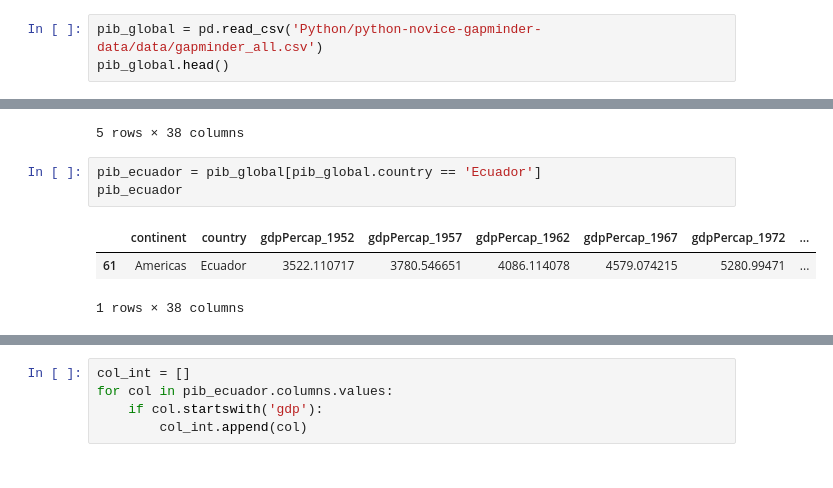
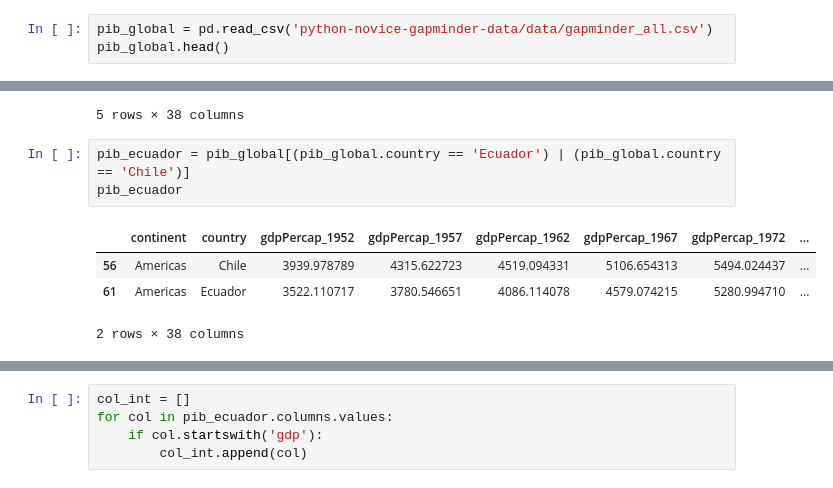
Before and after one commit to laboratoriolide/new-dimensions-materiales, a Jupyter notebook: Python/Semana_4.ipynb, the cells around one changed output, grey strips where cells are left out. Saved outputs shown, nothing was run; the diff lists cells and outputs as text.

```diff
--- a/Python/Semana_4.ipynb
+++ b/Python/Semana_4.ipynb
@@ -25,5 +26,5 @@ import pandas as pd
 # %%
-pib_global = pd.read_csv('Python/python-novice-gapminder-data/data/gapminder_all.csv')
+pib_global = pd.read_csv('python-novice-gapminder-data/data/gapminder_all.csv')
 pib_global.head()
 # %% [output]
 |  | continent | country | gdpPercap_1952 | gdpPercap_1957 | gdpPercap_1962 | gdpPercap_1967 | gdpPercap_1972 | ... |
@@ -34,10 +35,11 @@ pib_global.head()
 | 4 | Africa | Burkina Faso | 543.255241 | 617.183465 | 722.512021 | 794.826560 | 854.735976 | ... |
 5 rows × 38 columns
 # %%
-pib_ecuador = pib_global[pib_global.country == 'Ecuador']
+pib_ecuador = pib_global[(pib_global.country == 'Ecuador') | (pib_global.country == 'Chile')]
 pib_ecuador
 # %% [output]
 |  | continent | country | gdpPercap_1952 | gdpPercap_1957 | gdpPercap_1962 | gdpPercap_1967 | gdpPercap_1972 | ... |
-| 61 | Americas | Ecuador | 3522.110717 | 3780.546651 | 4086.114078 | 4579.074215 | 5280.99471 | ... |
+| 56 | Americas | Chile | 3939.978789 | 4315.622723 | 4519.094331 | 5106.654313 | 5494.024437 | ... |
+| 61 | Americas | Ecuador | 3522.110717 | 3780.546651 | 4086.114078 | 4579.074215 | 5280.994710 | ... |
-1 rows × 38 columns
+2 rows × 38 columns
 # %%
```
Also changed, not shown: parts of 12 cells of this notebook.
